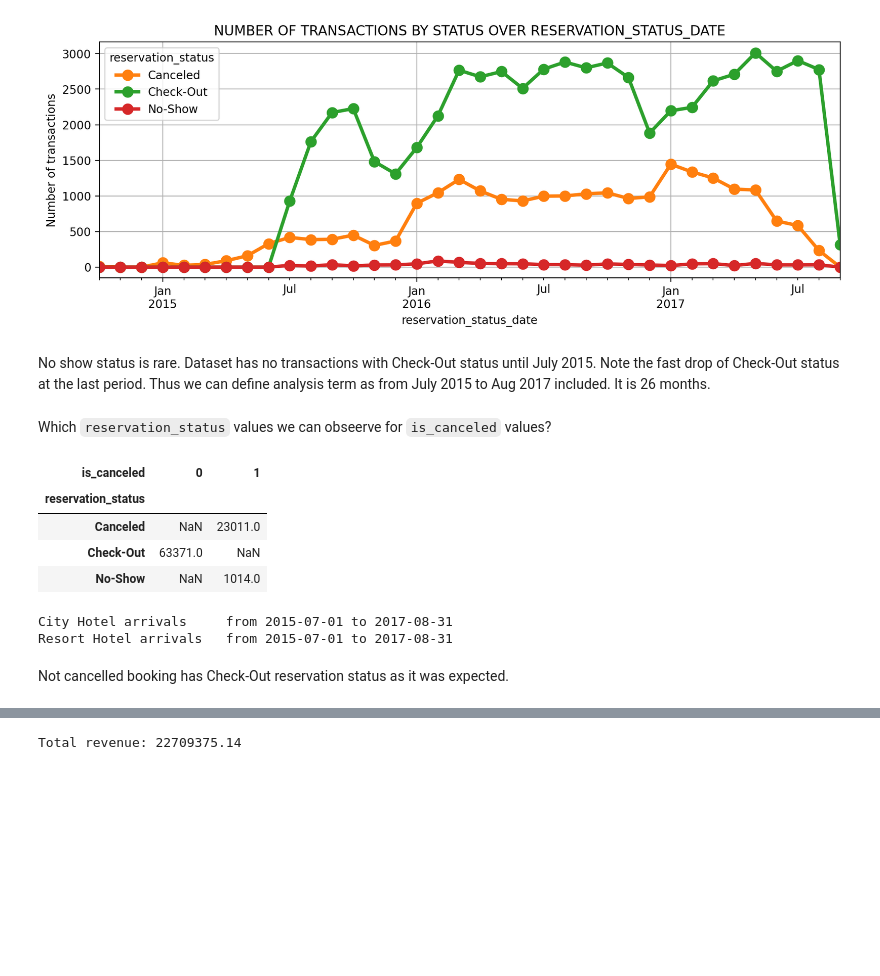
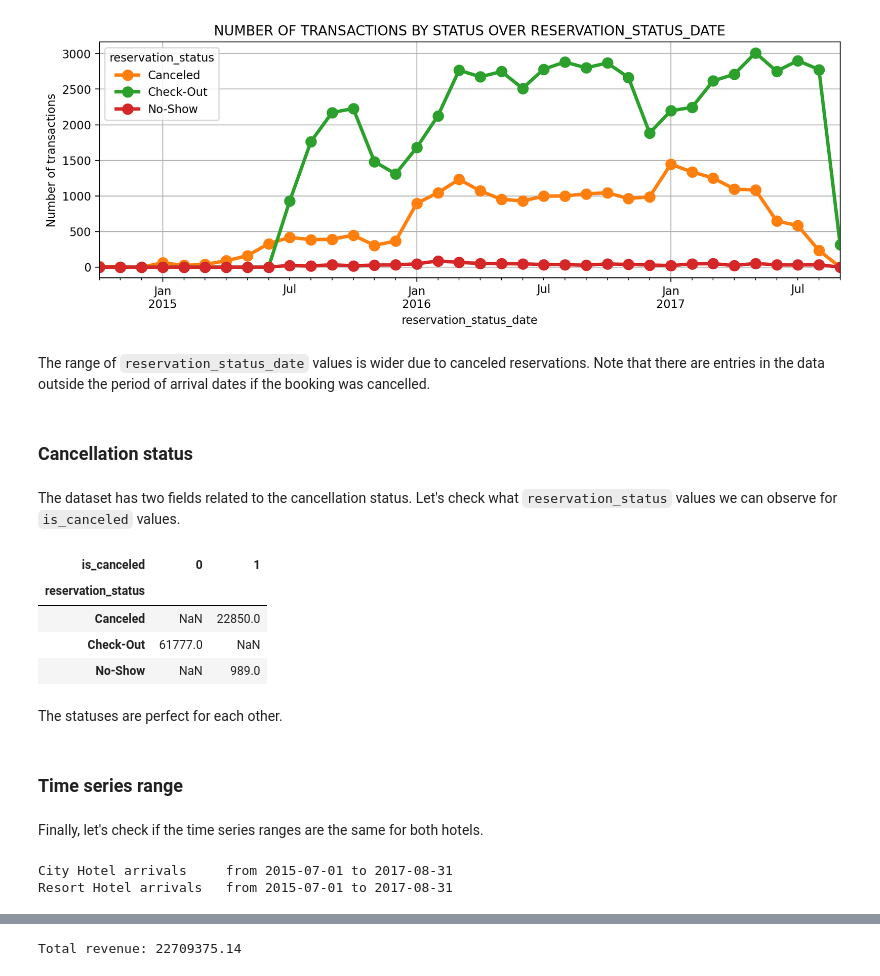
Before and after one commit to dimdasci/rolling-forecast, a Jupyter notebook: notebooks/rolling-forecast.ipynb, the cells around one changed output, grey strips where cells are left out. Saved outputs shown, nothing was run; the diff lists cells and outputs as text; code cells hidden in the pictures; blank space fills up the shorter version.

```diff
--- a/notebooks/rolling-forecast.ipynb
+++ b/notebooks/rolling-forecast.ipynb
@@ -175,7 +220,16 @@ from statsmodels.tsa.seasonal import seasonal_decompose
 # %%
 def build_datetime(year: int, month: str, day: int) -> pd.Timestamp:
-    '''Transforms part of the date into pandas.Timestamp
-    '''
+    """
+    Constructs a pandas.Timestamp object representing a specific date.
+
+    Args:
+        year (int): The year of the date.
+        month (str): The month of the date, as a string in title case (e.g. "January").
+        day (int): The day of the month.
+
+    Returns:
+        pd.Timestamp: A pandas.Timestamp object representing the specified date.
+    """
     return pd.to_datetime(
         str(year) + '-' + month + '-' + str(day),
         format='%Y-%B-%d'
@@ -344,7 +662,9 @@ Let's focus on columns related to revenue in direct way.
 df = data[[
     'arrival_date', 'reservation_status_date', 'hotel', 'adr', 'total_nights',
     'is_canceled', 'deposit_type', 'reservation_status'
-]]
+]].copy()
+
+del(data)
 # %% [markdown]
 ### General Overview
 # %%
@@ -457,16 +787,24 @@ draw_num_transactions(data=df,
                       title='Number of transactions by status over reservation_status_date')
 # %% [output]
 [figure]
-# %% [markdown]
-No show status is rare. Dataset has no transactions with Check-Out status until July 2015. Note the fast drop of Check-Out status at the last period. Thus we can define analysis term as from July 2015 to Aug 2017 included. It is 26 months.
+# %% [markdown]
+The range of `reservation_status_date` values is wider due to canceled reservations. Note that there are entries in the data outside the period of arrival dates if the booking was cancelled.
+# %% [markdown]
+### Cancellation status
 # %% [markdown]
-Which `reservation_status` values we can obseerve for `is_canceled` values?
+The dataset has two fields related to the cancellation status. Let's check what `reservation_status` values we can observe for `is_canceled` values.
 # %%
-pd.pivot_table(data, index='reservation_status', columns='is_canceled', values='hotel', aggfunc='count')
+pd.pivot_table(df, index='reservation_status', columns='is_canceled', values='hotel', aggfunc='count')
 # %% [output]
 | is_canceled | 0 | 1 |
 | reservation_status |  |  |
-| Canceled | NaN | 23011.0 |
-| Check-Out | 63371.0 | NaN |
-| No-Show | NaN | 1014.0 |
+| Canceled | NaN | 22850.0 |
+| Check-Out | 61777.0 | NaN |
+| No-Show | NaN | 989.0 |
+# %% [markdown]
+The statuses are perfect for each other.
+# %% [markdown]
+### Time series range
+# %% [markdown]
+Finally, let's check if the time series ranges are the same for both hotels.
 # %%
@@ -475,5 +813,3 @@ for h in ['City Hotel', 'Resort Hotel']:
 # %% [output]
 City Hotel arrivals     from 2015-07-01 to 2017-08-31
 Resort Hotel arrivals   from 2015-07-01 to 2017-08-31
-# %% [markdown]
-Not cancelled booking has Check-Out reservation status as it was expected.
```
Also changed, not shown: parts of 153 cells of this notebook.
